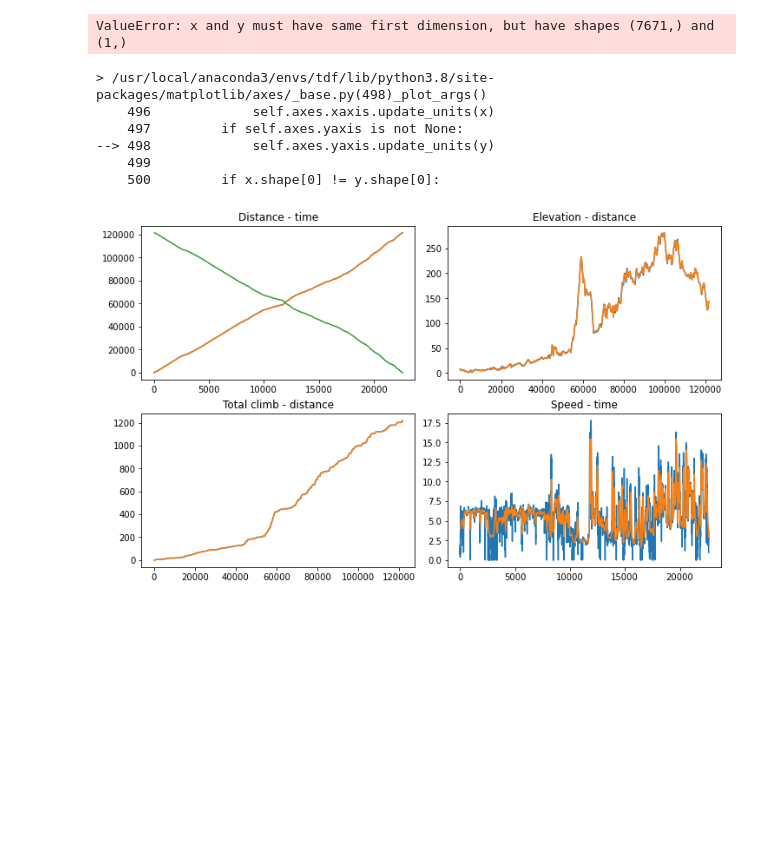
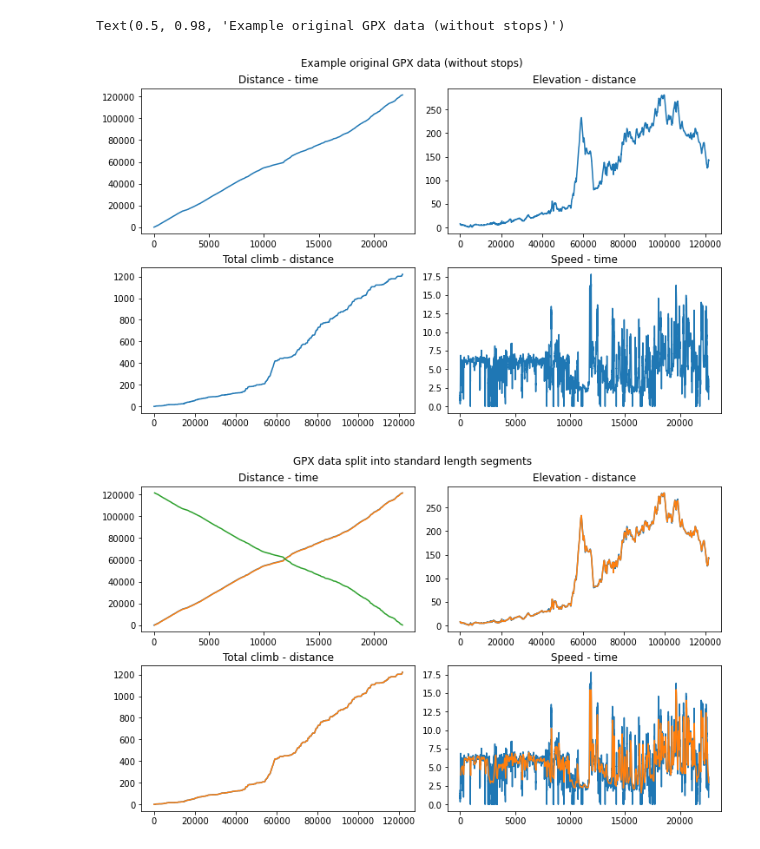
Before and after one commit to tomfrankkirk/tour_de_france, a Jupyter notebook: preprocessing.ipynb, the cells around one changed output. Drawn from its saved outputs; the diff is of its cells as text; code cells hidden in the pictures; blank space fills up the shorter version.

```diff
--- a/preprocessing.ipynb
+++ b/preprocessing.ipynb
@@ -22,25 +19,26 @@ def add_derived_columns(df):
     df['ride_distance'] = df['distance'].cumsum()
     return df
 # %%
-all_tracks = []
+def load_tracks():
+    all_tracks = []
+    for d,_,files in os.walk('rides'):
+        for idx,f in enumerate(files):
+            print(f)
+            path = op.join(d,f)
+            with open(path, 'r') as f:
+                gpx = gpxpy.parse(f)
+            points = gpx.tracks[0].segments[0].points
+            points = [ (p.latitude, p.longitude, p.elevation, p.time) for p in points ]
+            points = np.array(points)
+            df = pd.DataFrame(points[:,:3], index=points[:,3], columns=['lat', 'long', 'elev'])
+            t = mpd.Trajectory(df, traj_id=idx, t='time', x='long', y='lat')
+            t.add_distance()
+            t.df = remove_stops(t.df)
+            t.df = add_derived_columns(t.df)
+            all_tracks.append(t)
 
-for d,_,files in os.walk('rides'):
-    for idx,f in enumerate(files[:10]):
-        print(f)
-        path = op.join(d,f)
-        with open(path, 'r') as f:
-            gpx = gpxpy.parse(f)
-        points = gpx.tracks[0].segments[0].points
-        start = points[0].time
-        points = [ (p.latitude, p.longitude, p.elevation, p.time) for p in points ]
-        points = np.array(points)
-        df = pd.DataFrame(points[:,:3], index=points[:,3], columns=['lat', 'long', 'elev'])
-        t = mpd.Trajectory(df, traj_id=idx, t='time', x='long', y='lat')
-        t.add_distance()
-        t.df = remove_stops(t.df)
-        t.df = add_derived_columns(t.df)
-        all_tracks.append(t)
+    return sorted(all_tracks, key=lambda t: t.df.index[0])
 
-all_tracks = sorted(all_tracks, key=lambda t: t.df.index[0])
+all_tracks = load_tracks()
 # %% [output]
 TdF_10_Pays_Basque.gpx
@@ -56,26 +70,22 @@ all_tracks[0].df.head(5)
 # %%
 track = all_tracks[0]
 fig, axes = plt.subplots(2,2, constrained_layout=True, figsize=(10,6))
 
 axes[0,0].plot(track.df['ride_time'], track.df['ride_distance'])
 axes[0,0].set_title('Distance - time')
 
 axes[0,1].plot(track.df['ride_distance'], track.df['elev'])
 axes[0,1].set_title('Elevation - distance')
 
 axes[1,0].plot(track.df['ride_distance'], track.df['total_climb'])
 axes[1,0].set_title('Total climb - distance')
 
 axes[1,1].plot(track.df['ride_time'], track.df['distance'] / track.df['del_time'])
 axes[1,1].set_title('Speed - time')
+fig.suptitle('Example original GPX data (without stops)')
 # %% [output]
-ValueError: x and y must have same first dimension, but have shapes (7671,) and (1,)
+Text(0.5, 0.98, 'Example original GPX data (without stops)')
-> /usr/local/anaconda3/envs/tdf/lib/python3.8/site-packages/matplotlib/axes/_base.py(498)_plot_args()
-    496             self.axes.xaxis.update_units(x)
-    497         if self.axes.yaxis is not None:
---> 498             self.axes.yaxis.update_units(y)
-    499
-    500         if x.shape[0] != y.shape[0]:
+[figure, added]
 # %%
 seg_length = 250
 
@@ -118,8 +133,9 @@ axes[1,0].plot(segments['ride_dist'], segments['ride_climb'])
 axes[1,1].plot(track.df['ride_time'], track.df['distance'] / track.df['del_time'])
 axes[1,1].set_title('Speed - time')
 axes[1,1].plot(segments['time'].cumsum(), segments['dist'] / segments['time'])
+fig.suptitle('GPX data split into standard length segments')
 plt.show()
 # %% [output]
-[figure, old version]
+[figure, new version]
 # %%
 all_segments = pd.concat(all_segments)
```
Also changed, not shown: parts of 6 cells of this notebook.
